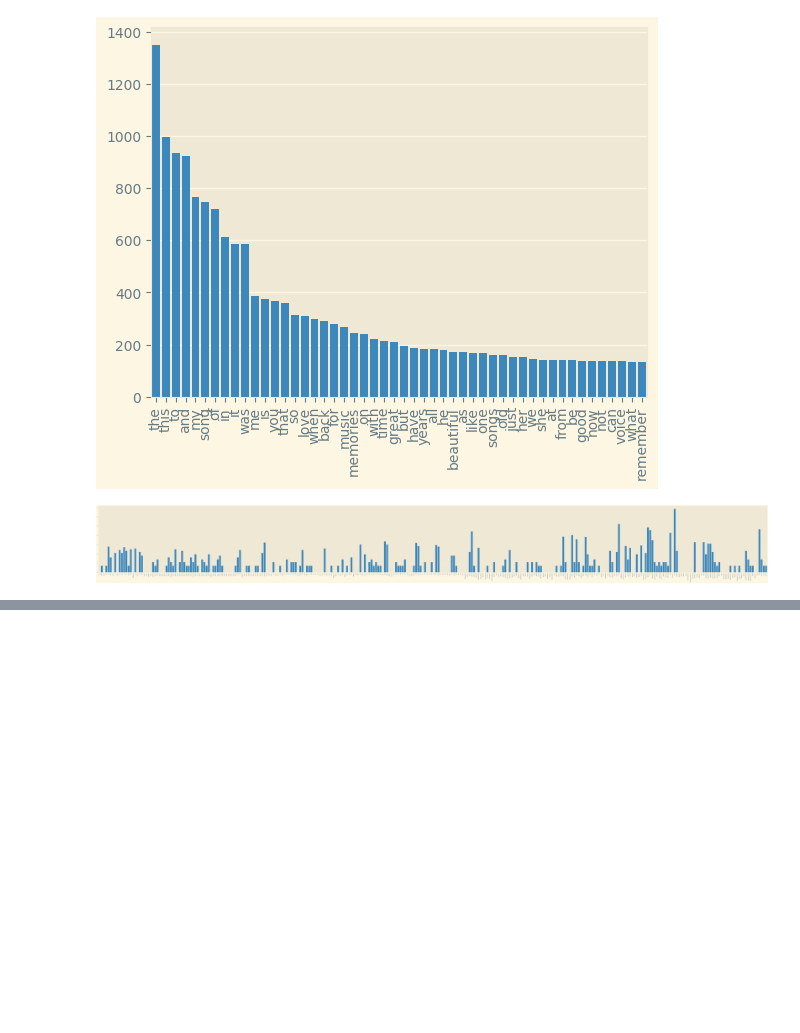
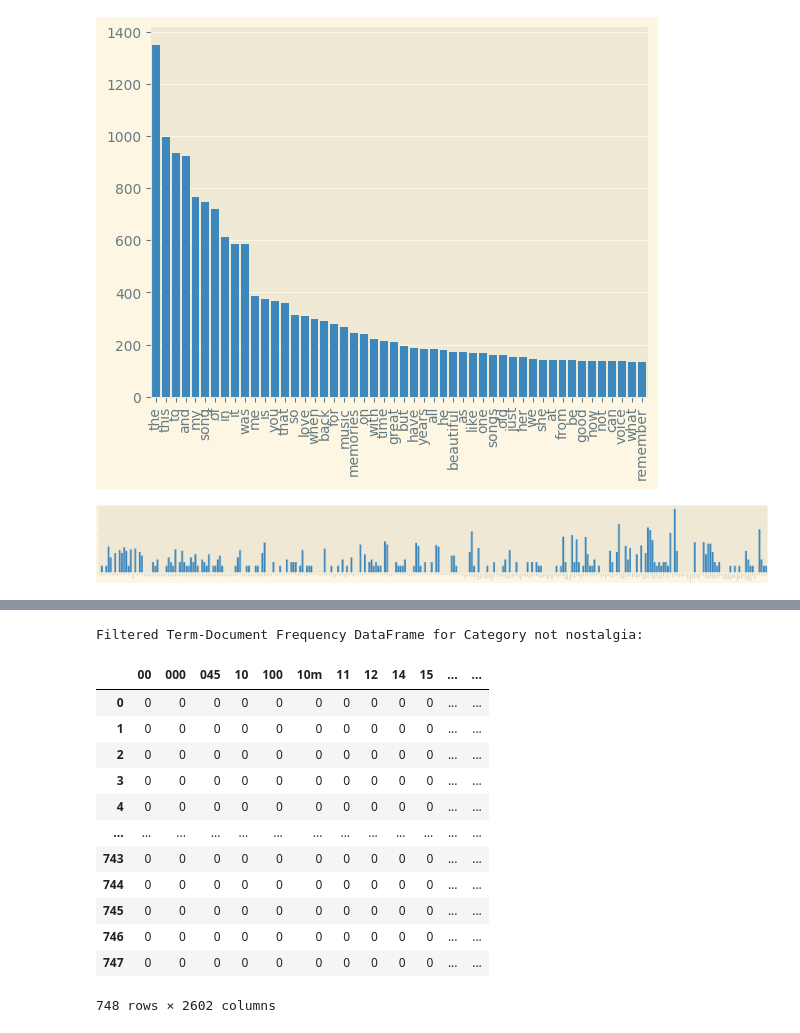
Before and after one commit to alan0502/DMLab1, a Jupyter notebook: DM2024-Lab1-Master/Secondpart.ipynb, the cells around one changed output, grey strips where cells are left out. Drawn from its saved outputs; the diff is of its cells as text; code cells hidden in the pictures; blank space fills up the shorter version.

```diff
--- a/DM2024-Lab1-Master/Secondpart.ipynb
+++ b/DM2024-Lab1-Master/Secondpart.ipynb
@@ -679,0 +682,33 @@ g.set_xticklabels(count_vect.get_feature_names_out()[:300], rotation = 90);
+# %%
+import pandas as pd
+from sklearn.feature_extraction.text import CountVectorizer
+
+#Create separate DataFrames for each category
+categories = df['sentiment'].unique()  # Get unique category labels
+category_dfs = {}  # Dictionary to store DataFrames for each category
+
+for category in categories:
+    # Filter the original DataFrame by category
+    category_dfs[category] = df[df['sentiment'] == category].copy()
+#print(category_dfs)
+
+# Function to create term-document frequency DataFrame for each category
+def create_term_document_df(df):
+    count_vect = CountVectorizer()  # Initialize the CountVectorizer
+    X_counts = count_vect.fit_transform(df['comment'])  # Transform the text data into word counts
+    #print(X_counts)
+    # Get the unique words (vocabulary) from the vectorizer
+    words = count_vect.get_feature_names_out()
+    #print(words)
+
+    # Create a DataFrame where rows are documents and columns are words
+    term_document_df = pd.DataFrame(X_counts.toarray(), columns=words)
+    #print(term_document_df)
+    return term_document_df
+
+# Create term-document frequency DataFrames for each category
+term_document_dfs = {}  # Dictionary to store term-document DataFrames for each category
+
+for category in categories:
+    term_document_dfs[category] = create_term_document_df(category_dfs[category])
+term_document_dfs
@@ -679,0 +733,20 @@ g.set_xticklabels(count_vect.get_feature_names_out()[:300], rotation = 90);
+# %%
+# Choose the sentiment 'not nostalgia' and print it's Term-Document Frequency DataFrame
+category_number=0 #You can change it from 0 to 3
+print(f"Filtered Term-Document Frequency DataFrame for Category {categories[category_number]}:")
+term_document_dfs[categories[category_number]]
+# %% [output]
+Filtered Term-Document Frequency DataFrame for Category not nostalgia:
+|  | 00 | 000 | 045 | 10 | 100 | 10m | 11 | 12 | 14 | 15 | ... | ... |
+| 0 | 0 | 0 | 0 | 0 | 0 | 0 | 0 | 0 | 0 | 0 | ... | ... |
+| 1 | 0 | 0 | 0 | 0 | 0 | 0 | 0 | 0 | 0 | 0 | ... | ... |
+| 2 | 0 | 0 | 0 | 0 | 0 | 0 | 0 | 0 | 0 | 0 | ... | ... |
+| 3 | 0 | 0 | 0 | 0 | 0 | 0 | 0 | 0 | 0 | 0 | ... | ... |
+| 4 | 0 | 0 | 0 | 0 | 0 | 0 | 0 | 0 | 0 | 0 | ... | ... |
+| ... | ... | ... | ... | ... | ... | ... | ... | ... | ... | ... | ... | ... |
+| 743 | 0 | 0 | 0 | 0 | 0 | 0 | 0 | 0 | 0 | 0 | ... | ... |
+| 744 | 0 | 0 | 0 | 0 | 0 | 0 | 0 | 0 | 0 | 0 | ... | ... |
+| 745 | 0 | 0 | 0 | 0 | 0 | 0 | 0 | 0 | 0 | 0 | ... | ... |
+| 746 | 0 | 0 | 0 | 0 | 0 | 0 | 0 | 0 | 0 | 0 | ... | ... |
+| 747 | 0 | 0 | 0 | 0 | 0 | 0 | 0 | 0 | 0 | 0 | ... | ... |
+748 rows × 2602 columns
```
Also changed, not shown: parts of 22 cells of this notebook, 4 other files.
